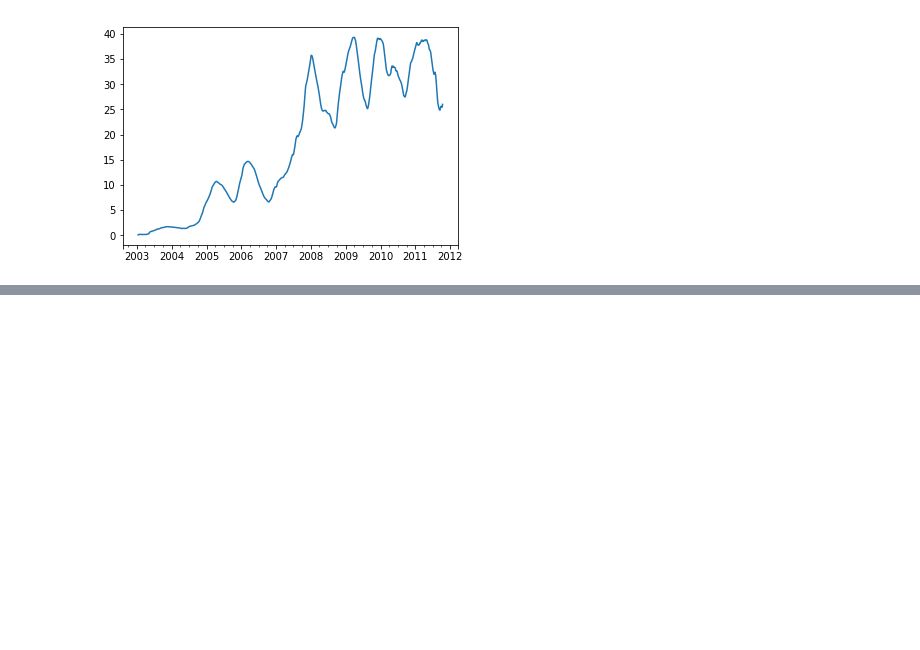
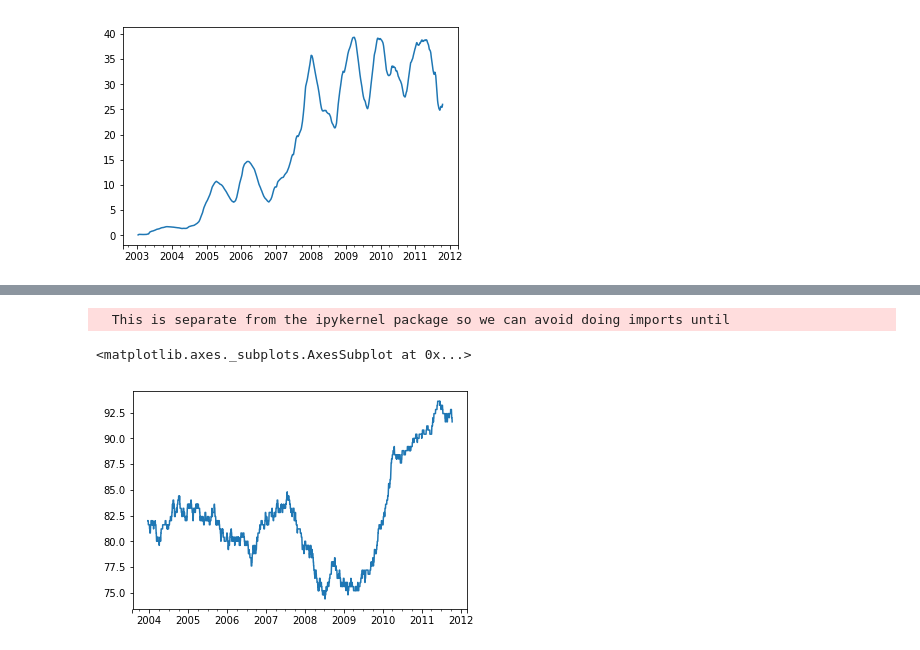
Before and after one commit to kevin11h/Python-for-Data-Analysis, a Jupyter notebook: Chapter-10-Time-Series-Plotting/Time Series Plotting.ipynb, the cells around one changed output, grey strips where cells are left out. Cells and saved outputs as stored; diff of their text form; code cells hidden in the pictures; blank space fills up the shorter version.

```diff
--- a/Chapter-10-Time-Series-Plotting/Time Series Plotting.ipynb
+++ b/Chapter-10-Time-Series-Plotting/Time Series Plotting.ipynb
@@ -115,0 +145,10 @@ appl_std250.plot()
+# %%
+score_at_2percent = lambda x: percentileofscore(x, 0.02)
+
+result = pd.rolling_apply(returns.AAPL, 250, score_at_2percent)
+
+result.plot()
+# %% [output]
+  This is separate from the ipykernel package so we can avoid doing imports until
+<matplotlib.axes._subplots.AxesSubplot at 0x...>
+[figure, added]
```
Also changed, not shown: parts of 8 cells of this notebook.
